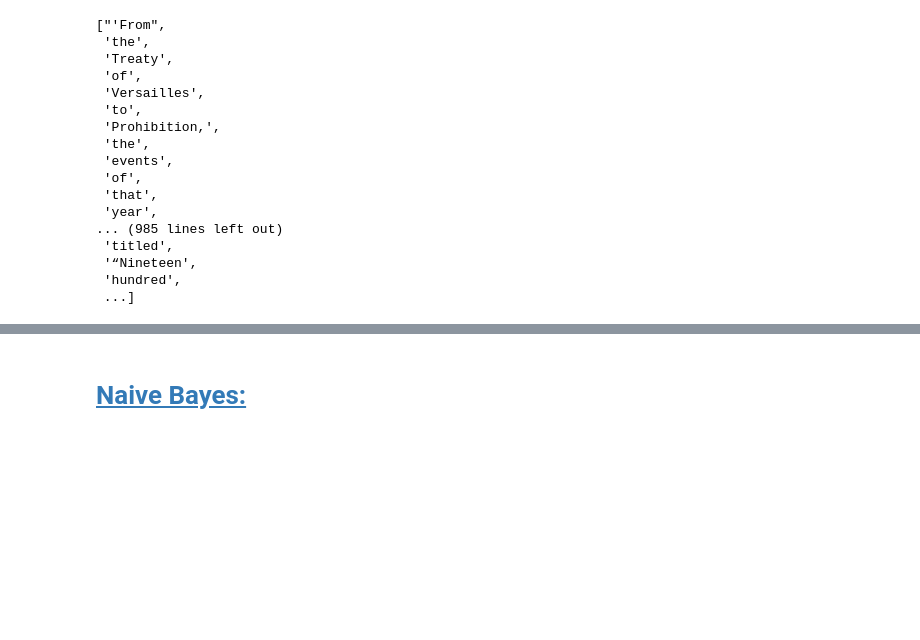
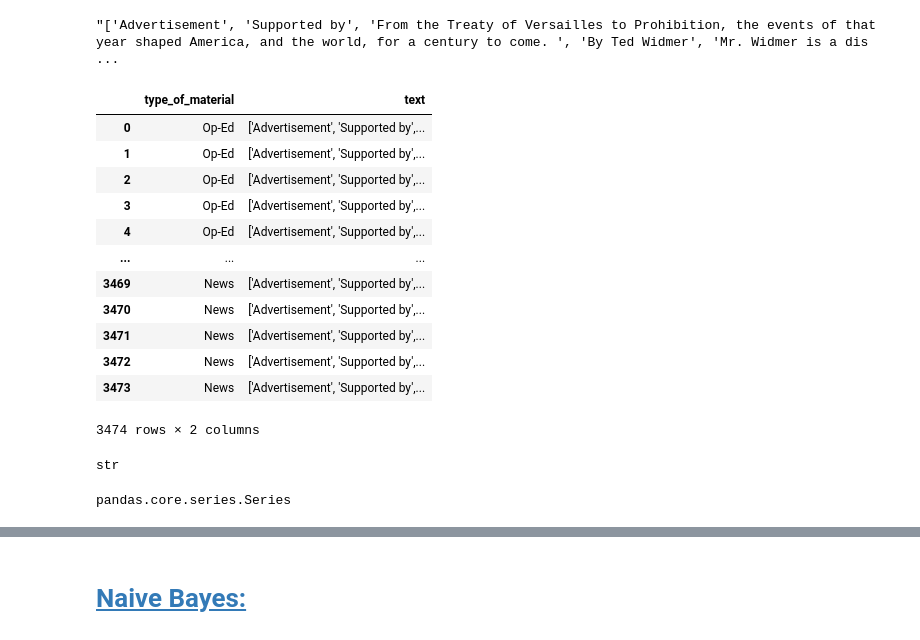
Before and after one commit to dj-betts/Capstone2, a Jupyter notebook: jan19_nlp.ipynb, the cells around one changed output, grey strips where cells are left out. Cells and saved outputs as stored; diff of their text form; code cells hidden in the pictures; blank space fills up the shorter version.

```diff
--- a/jan19_nlp.ipynb
+++ b/jan19_nlp.ipynb
@@ -30,4 +30,24 @@ type_text_df.text = type_text_df.text.apply(lambda string: split_trim(string))
 # %%
 type_text_df.type_of_material.replace({'Op-Ed': 1,
                                        'News': 0}, inplace=True)
+# %%
+type_text_df.text[0]
+# %% [output]
+"['Advertisement', 'Supported by', 'From the Treaty of Versailles to Prohibition, the events of that year shaped America, and the world, for a century to come. ', 'By Ted Widmer', 'Mr. Widmer is a dis ...
+# %%
+type_text_df
+# %% [output]
+|  | type_of_material | text |
+| 0 | Op-Ed | ['Advertisement', 'Supported by',... |
+| 1 | Op-Ed | ['Advertisement', 'Supported by',... |
+| 2 | Op-Ed | ['Advertisement', 'Supported by',... |
+| 3 | Op-Ed | ['Advertisement', 'Supported by',... |
+| 4 | Op-Ed | ['Advertisement', 'Supported by',... |
+| ... | ... | ... |
+| 3469 | News | ['Advertisement', 'Supported by',... |
+| 3470 | News | ['Advertisement', 'Supported by',... |
+| 3471 | News | ['Advertisement', 'Supported by',... |
+| 3472 | News | ['Advertisement', 'Supported by',... |
+| 3473 | News | ['Advertisement', 'Supported by',... |
+3474 rows × 2 columns
 # %%
@@ -35,21 +55,9 @@ text = type_text_df.text[0]
-# %%
-text
-# %% [output]
-["'From",
- 'the',
- 'Treaty',
- 'of',
- 'Versailles',
- 'to',
- 'Prohibition,',
- 'the',
- 'events',
- 'of',
- 'that',
- 'year',
-... (985 lines left out)
- 'titled',
- '“Nineteen',
- 'hundred',
- ...]
+# %%
+type(text[0])
+# %% [output]
+str
+# %%
+type(text)
+# %% [output]
+pandas.core.series.Series
 # %%
```
Also changed, not shown: parts of 16 cells of this notebook.
